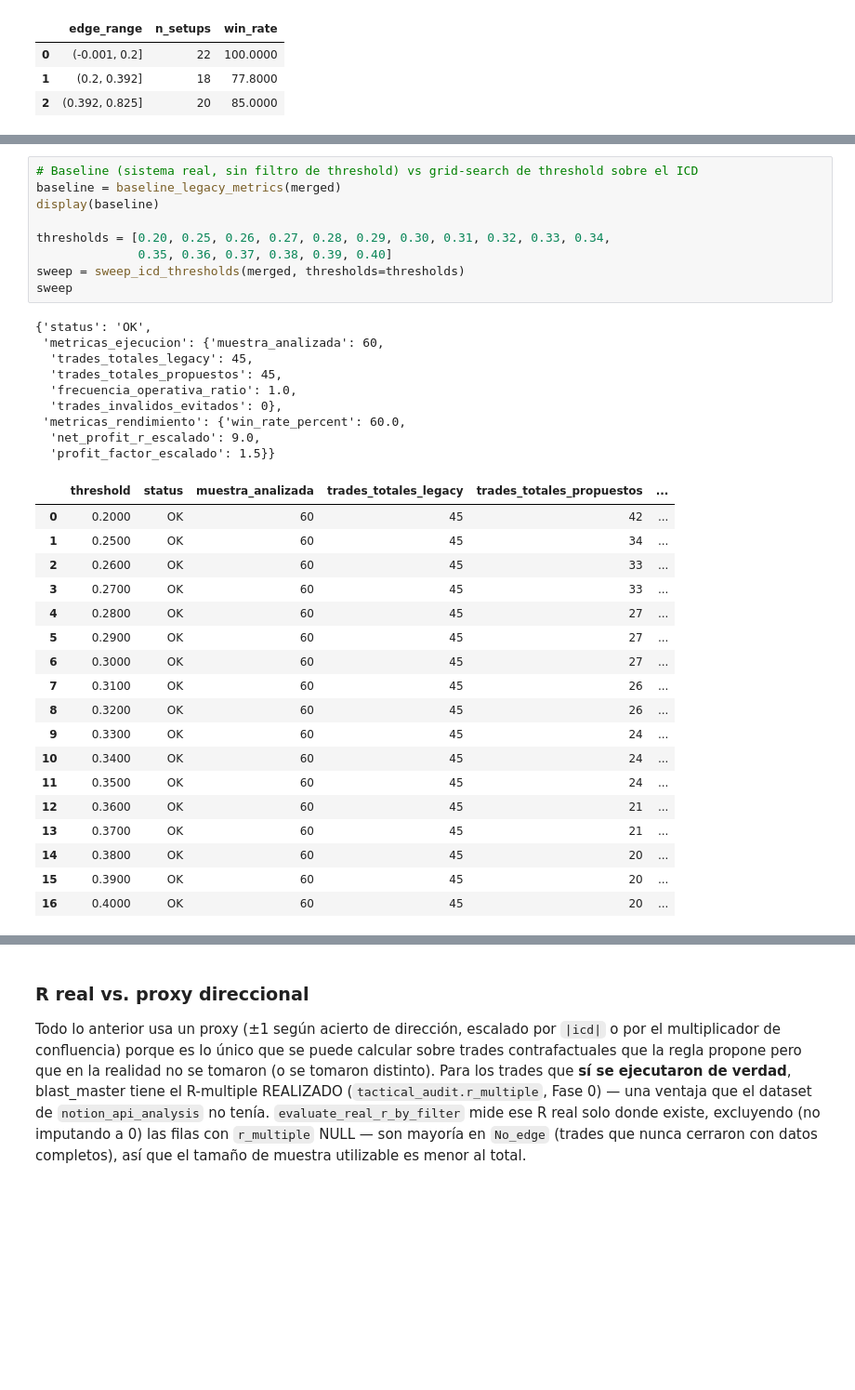
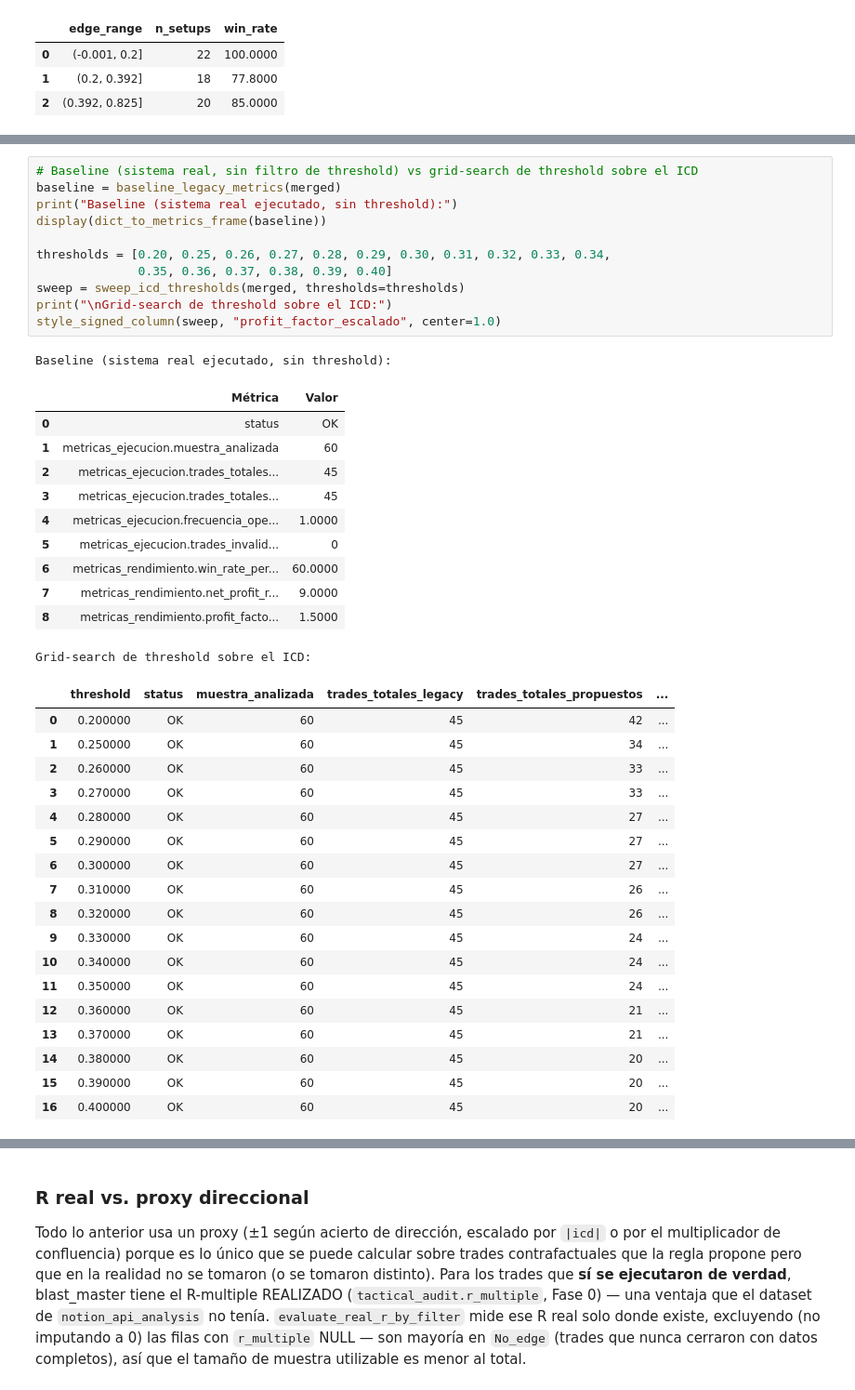
Before and after one commit to Jorgepyth/blast_master, a Jupyter notebook: jupyter/data_analysis.ipynb, the cells around one changed output, grey strips where cells are left out. Shown at 93% size. Drawn from its saved outputs; the diff is of its cells as text; blank space fills up the shorter version.

```diff
--- a/jupyter/data_analysis.ipynb
+++ b/jupyter/data_analysis.ipynb
@@ -384,40 +506,45 @@ resultado real de mercado.
 # %%
 # Baseline (sistema real, sin filtro de threshold) vs grid-search de threshold sobre el ICD
 baseline = baseline_legacy_metrics(merged)
-display(baseline)
+print("Baseline (sistema real ejecutado, sin threshold):")
+display(dict_to_metrics_frame(baseline))
 
 thresholds = [0.20, 0.25, 0.26, 0.27, 0.28, 0.29, 0.30, 0.31, 0.32, 0.33, 0.34,
               0.35, 0.36, 0.37, 0.38, 0.39, 0.40]
 sweep = sweep_icd_thresholds(merged, thresholds=thresholds)
-sweep
+print("\nGrid-search de threshold sobre el ICD:")
+style_signed_column(sweep, "profit_factor_escalado", center=1.0)
 # %% [output]
-{'status': 'OK',
- 'metricas_ejecucion': {'muestra_analizada': 60,
-  'trades_totales_legacy': 45,
-  'trades_totales_propuestos': 45,
-  'frecuencia_operativa_ratio': 1.0,
-  'trades_invalidos_evitados': 0},
- 'metricas_rendimiento': {'win_rate_percent': 60.0,
-  'net_profit_r_escalado': 9.0,
-  'profit_factor_escalado': 1.5}}
+Baseline (sistema real ejecutado, sin threshold):
-|  | threshold | status | muestra_analizada | trades_totales_legacy | trades_totales_propuestos | ... |
-| 0 | 0.2000 | OK | 60 | 45 | 42 | ... |
-| 1 | 0.2500 | OK | 60 | 45 | 34 | ... |
-| 2 | 0.2600 | OK | 60 | 45 | 33 | ... |
-| 3 | 0.2700 | OK | 60 | 45 | 33 | ... |
-| 4 | 0.2800 | OK | 60 | 45 | 27 | ... |
-| 5 | 0.2900 | OK | 60 | 45 | 27 | ... |
-| 6 | 0.3000 | OK | 60 | 45 | 27 | ... |
-| 7 | 0.3100 | OK | 60 | 45 | 26 | ... |
-| 8 | 0.3200 | OK | 60 | 45 | 26 | ... |
-| 9 | 0.3300 | OK | 60 | 45 | 24 | ... |
-| 10 | 0.3400 | OK | 60 | 45 | 24 | ... |
-| 11 | 0.3500 | OK | 60 | 45 | 24 | ... |
-| 12 | 0.3600 | OK | 60 | 45 | 21 | ... |
-| 13 | 0.3700 | OK | 60 | 45 | 21 | ... |
-| 14 | 0.3800 | OK | 60 | 45 | 20 | ... |
-| 15 | 0.3900 | OK | 60 | 45 | 20 | ... |
-| 16 | 0.4000 | OK | 60 | 45 | 20 | ... |
+|  | Métrica | Valor |
+| 0 | status | OK |
+| 1 | metricas_ejecucion.muestra_analizada | 60 |
+| 2 | metricas_ejecucion.trades_totales... | 45 |
+| 3 | metricas_ejecucion.trades_totales... | 45 |
+| 4 | metricas_ejecucion.frecuencia_ope... | 1.0000 |
+| 5 | metricas_ejecucion.trades_invalid... | 0 |
+| 6 | metricas_rendimiento.win_rate_per... | 60.0000 |
+| 7 | metricas_rendimiento.net_profit_r... | 9.0000 |
+| 8 | metricas_rendimiento.profit_facto... | 1.5000 |
+Grid-search de threshold sobre el ICD:
+|  | threshold | status | muestra_analizada | trades_totales_legacy | trades_totales_propuestos | ... |
+| 0 | 0.200000 | OK | 60 | 45 | 42 | ... |
+| 1 | 0.250000 | OK | 60 | 45 | 34 | ... |
+| 2 | 0.260000 | OK | 60 | 45 | 33 | ... |
+| 3 | 0.270000 | OK | 60 | 45 | 33 | ... |
+| 4 | 0.280000 | OK | 60 | 45 | 27 | ... |
+| 5 | 0.290000 | OK | 60 | 45 | 27 | ... |
+| 6 | 0.300000 | OK | 60 | 45 | 27 | ... |
+| 7 | 0.310000 | OK | 60 | 45 | 26 | ... |
+| 8 | 0.320000 | OK | 60 | 45 | 26 | ... |
+| 9 | 0.330000 | OK | 60 | 45 | 24 | ... |
+| 10 | 0.340000 | OK | 60 | 45 | 24 | ... |
+| 11 | 0.350000 | OK | 60 | 45 | 24 | ... |
+| 12 | 0.360000 | OK | 60 | 45 | 21 | ... |
+| 13 | 0.370000 | OK | 60 | 45 | 21 | ... |
+| 14 | 0.380000 | OK | 60 | 45 | 20 | ... |
+| 15 | 0.390000 | OK | 60 | 45 | 20 | ... |
+| 16 | 0.400000 | OK | 60 | 45 | 20 | ... |
 # %%
 # Sistema de departamentos (macro EFFICIENCY vs táctico TACTICAL, confluencia 1.0R / choppy 0.5R)
 confluence_detail, confluence_summary = run_department_confluence_backtest(merged)
```
Also changed, not shown: parts of 17 cells of this notebook, 4 other files.
